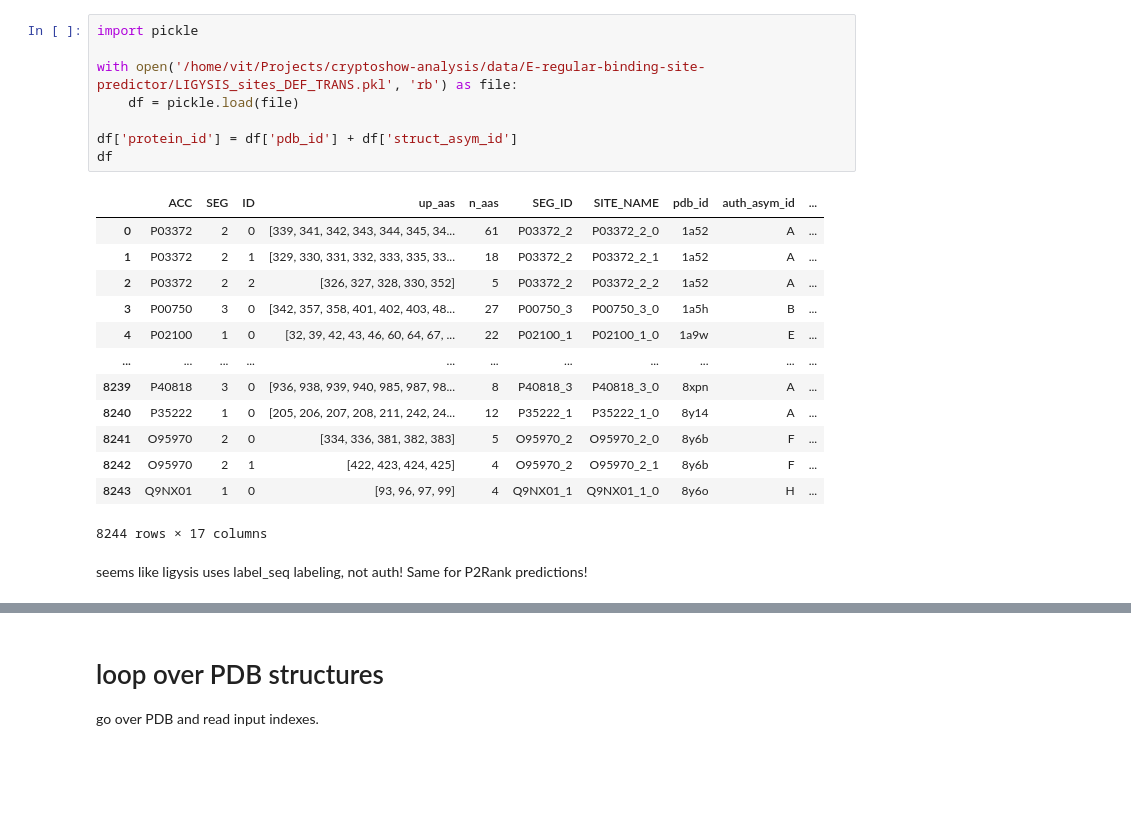
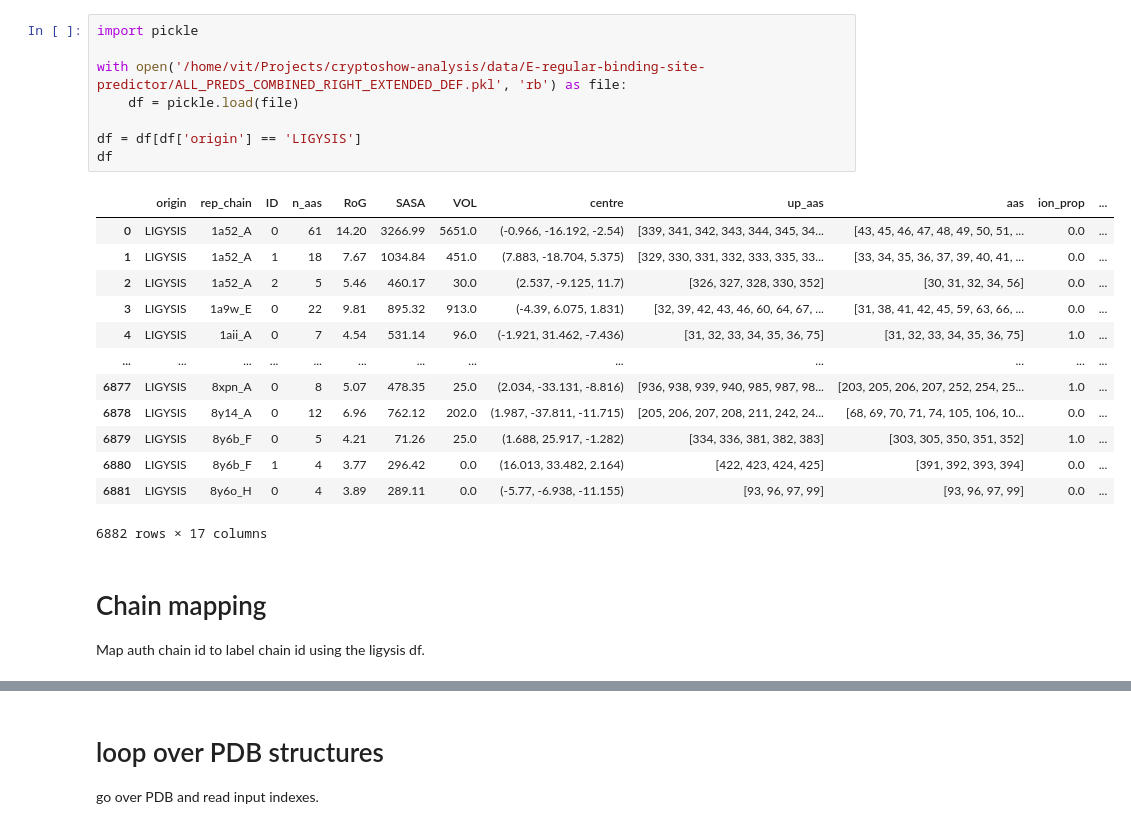
Before and after one commit to skrhakv/seq2pocket, a Jupyter notebook: src/E-regular-binding-site-predictor/extraction/extract-ligysis.ipynb, the cells around one changed output, grey strips where cells are left out. Saved outputs shown, nothing was run; the diff lists cells and outputs as text; blank space fills up the shorter version.

Commit message:
extract the correct LIGYSIS subset for evaluation (2775 structures)

```diff
--- a/src/E-regular-binding-site-predictor/extraction/extract-ligysis.ipynb
+++ b/src/E-regular-binding-site-predictor/extraction/extract-ligysis.ipynb
@@ -1,24 +1,25 @@
 # %%
 import pickle
 
-with open('/home/vit/Projects/cryptoshow-analysis/data/E-regular-binding-site-predictor/LIGYSIS_sites_DEF_TRANS.pkl', 'rb') as file:
+with open('/home/vit/Projects/cryptoshow-analysis/data/E-regular-binding-site-predictor/ALL_PREDS_COMBINED_RIGHT_EXTENDED_DEF.pkl', 'rb') as file:
     df = pickle.load(file)
 
-df['protein_id'] = df['pdb_id'] + df['struct_asym_id']
+df = df[df['origin'] == 'LIGYSIS']
 df
 # %% [output]
-|  | ACC | SEG | ID | up_aas | n_aas | SEG_ID | SITE_NAME | pdb_id | auth_asym_id | ... |
-| 0 | P03372 | 2 | 0 | [339, 341, 342, 343, 344, 345, 34... | 61 | P03372_2 | P03372_2_0 | 1a52 | A | ... |
-| 1 | P03372 | 2 | 1 | [329, 330, 331, 332, 333, 335, 33... | 18 | P03372_2 | P03372_2_1 | 1a52 | A | ... |
-| 2 | P03372 | 2 | 2 | [326, 327, 328, 330, 352] | 5 | P03372_2 | P03372_2_2 | 1a52 | A | ... |
-| 3 | P00750 | 3 | 0 | [342, 357, 358, 401, 402, 403, 48... | 27 | P00750_3 | P00750_3_0 | 1a5h | B | ... |
-| 4 | P02100 | 1 | 0 | [32, 39, 42, 43, 46, 60, 64, 67, ... | 22 | P02100_1 | P02100_1_0 | 1a9w | E | ... |
-| ... | ... | ... | ... | ... | ... | ... | ... | ... | ... | ... |
-| 8239 | P40818 | 3 | 0 | [936, 938, 939, 940, 985, 987, 98... | 8 | P40818_3 | P40818_3_0 | 8xpn | A | ... |
-| 8240 | P35222 | 1 | 0 | [205, 206, 207, 208, 211, 242, 24... | 12 | P35222_1 | P35222_1_0 | 8y14 | A | ... |
-| 8241 | O95970 | 2 | 0 | [334, 336, 381, 382, 383] | 5 | O95970_2 | O95970_2_0 | 8y6b | F | ... |
-| 8242 | O95970 | 2 | 1 | [422, 423, 424, 425] | 4 | O95970_2 | O95970_2_1 | 8y6b | F | ... |
-| 8243 | Q9NX01 | 1 | 0 | [93, 96, 97, 99] | 4 | Q9NX01_1 | Q9NX01_1_0 | 8y6o | H | ... |
+|  | origin | rep_chain | ID | n_aas | RoG | SASA | VOL | centre | up_aas | aas | ion_prop | ... |
+| 0 | LIGYSIS | 1a52_A | 0 | 61 | 14.20 | 3266.99 | 5651.0 | (-0.966, -16.192, -2.54) | [339, 341, 342, 343, 344, 345, 34... | [43, 45, 46, 47, 48, 49, 50, 51, ... | 0.0 | ... |
+| 1 | LIGYSIS | 1a52_A | 1 | 18 | 7.67 | 1034.84 | 451.0 | (7.883, -18.704, 5.375) | [329, 330, 331, 332, 333, 335, 33... | [33, 34, 35, 36, 37, 39, 40, 41, ... | 0.0 | ... |
+| 2 | LIGYSIS | 1a52_A | 2 | 5 | 5.46 | 460.17 | 30.0 | (2.537, -9.125, 11.7) | [326, 327, 328, 330, 352] | [30, 31, 32, 34, 56] | 0.0 | ... |
+| 3 | LIGYSIS | 1a9w_E | 0 | 22 | 9.81 | 895.32 | 913.0 | (-4.39, 6.075, 1.831) | [32, 39, 42, 43, 46, 60, 64, 67, ... | [31, 38, 41, 42, 45, 59, 63, 66, ... | 0.0 | ... |
+| 4 | LIGYSIS | 1aii_A | 0 | 7 | 4.54 | 531.14 | 96.0 | (-1.921, 31.462, -7.436) | [31, 32, 33, 34, 35, 36, 75] | [31, 32, 33, 34, 35, 36, 75] | 1.0 | ... |
+| ... | ... | ... | ... | ... | ... | ... | ... | ... | ... | ... | ... | ... |
+| 6877 | LIGYSIS | 8xpn_A | 0 | 8 | 5.07 | 478.35 | 25.0 | (2.034, -33.131, -8.816) | [936, 938, 939, 940, 985, 987, 98... | [203, 205, 206, 207, 252, 254, 25... | 1.0 | ... |
+| 6878 | LIGYSIS | 8y14_A | 0 | 12 | 6.96 | 762.12 | 202.0 | (1.987, -37.811, -11.715) | [205, 206, 207, 208, 211, 242, 24... | [68, 69, 70, 71, 74, 105, 106, 10... | 0.0 | ... |
+| 6879 | LIGYSIS | 8y6b_F | 0 | 5 | 4.21 | 71.26 | 25.0 | (1.688, 25.917, -1.282) | [334, 336, 381, 382, 383] | [303, 305, 350, 351, 352] | 1.0 | ... |
+| 6880 | LIGYSIS | 8y6b_F | 1 | 4 | 3.77 | 296.42 | 0.0 | (16.013, 33.482, 2.164) | [422, 423, 424, 425] | [391, 392, 393, 394] | 0.0 | ... |
+| 6881 | LIGYSIS | 8y6o_H | 0 | 4 | 3.89 | 289.11 | 0.0 | (-5.77, -6.938, -11.155) | [93, 96, 97, 99] | [93, 96, 97, 99] | 0.0 | ... |
-8244 rows × 17 columns
+6882 rows × 17 columns
-# %% [markdown]
-seems like ligysis uses label_seq labeling, not auth! Same for P2Rank predictions!
+# %% [markdown]
+# Chain mapping
+Map auth chain id to label chain id using the ligysis df.
```
Also changed, not shown: parts of 4 cells of this notebook.
